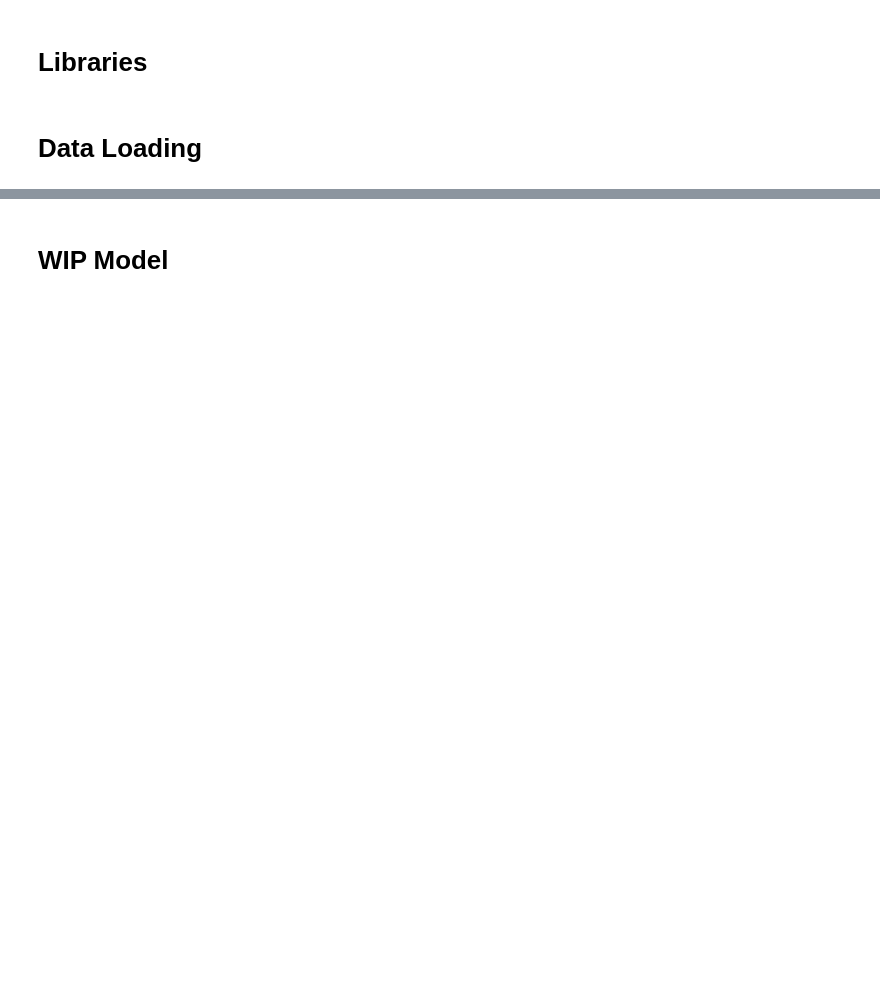
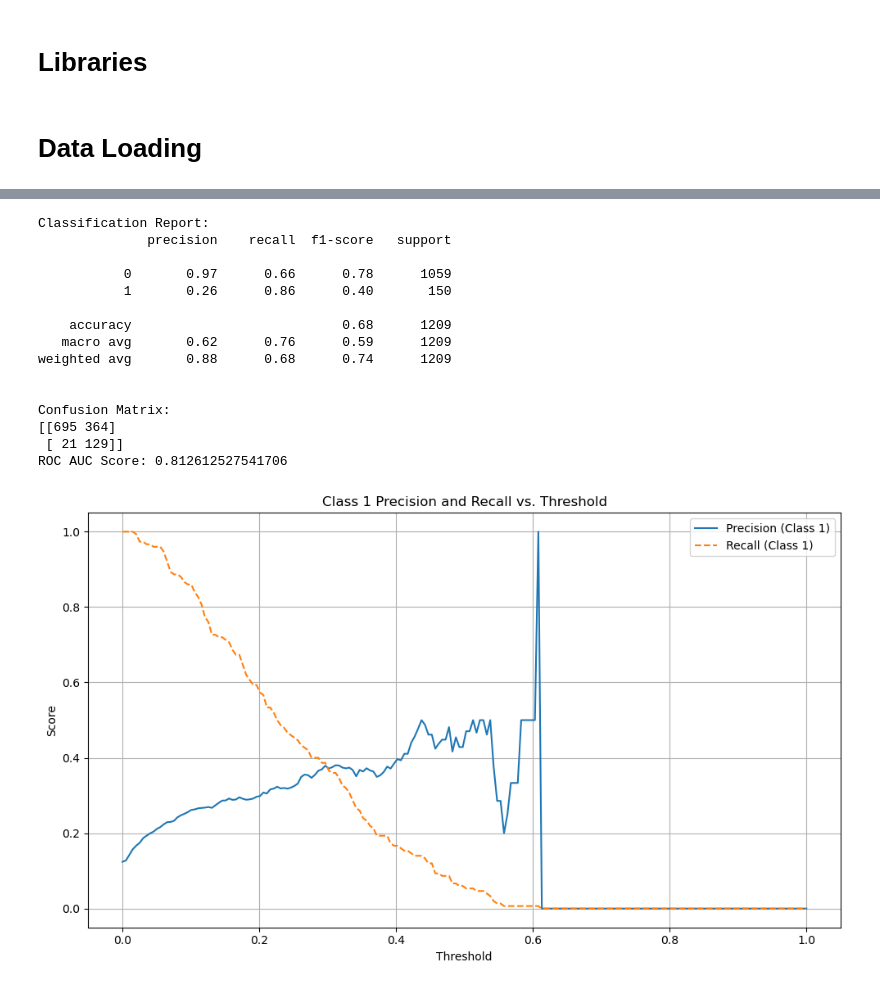
Before and after one commit to AShakhapur/nhanes-diabetes-modeling, a Jupyter notebook: models.ipynb, the cells around one changed output, grey strips where cells are left out. Saved outputs shown, nothing was run; the diff lists cells and outputs as text; code cells hidden in the pictures; blank space fills up the shorter version.

```diff
--- a/models.ipynb
+++ b/models.ipynb
@@ -143,3 +265,54 @@ strong multicollinearity problems or that the design matrix is singular.
-# %% [markdown]
-# WIP Model
+# %%
+svm_model = SVC(kernel='rbf', class_weight='balanced', probability=True, random_state=42)
+svm_model.fit(X_train, y_train)
+
+svm_y_proba = svm_model.predict_proba(X_test)[:, 1]
+
+threshold = 0.1
+
+svm_y_pred = (svm_y_proba >= threshold).astype(int)
+
+print("Classification Report:")
+print(classification_report(y_test, svm_y_pred))
+print("\nConfusion Matrix:")
+print(confusion_matrix(y_test, svm_y_pred))
+print("ROC AUC Score:", roc_auc_score(y_test, svm_y_proba))
+
+# Plotting precision vs recall over different thresholds
+thresholds = np.linspace(0.0, 1.0, 200)
+precisions = []
+recalls = []
+
+for t in thresholds:
+    preds = (svm_y_proba >= t).astype(int)
+    precisions.append(precision_score(y_test, preds, pos_label=1, zero_division=0))
+    recalls.append(recall_score(y_test, preds, pos_label=1))
+
+plt.figure(figsize=(10, 6))
+plt.plot(thresholds, precisions, label='Precision (Class 1)')
+plt.plot(thresholds, recalls, label='Recall (Class 1)', linestyle='--')
+plt.xlabel('Threshold')
+plt.ylabel('Score')
+plt.title('Class 1 Precision and Recall vs. Threshold')
+plt.legend()
+plt.grid(True)
+plt.tight_layout()
+plt.show()
+# %% [output]
+Classification Report:
+              precision    recall  f1-score   support
+
+           0       0.97      0.66      0.78      1059
+           1       0.26      0.86      0.40       150
+
+    accuracy                           0.68      1209
+   macro avg       0.62      0.76      0.59      1209
+weighted avg       0.88      0.68      0.74      1209
+
+
+Confusion Matrix:
+[[695 364]
+ [ 21 129]]
+ROC AUC Score: 0.812612527541706
+[figure, added]
 # %% [markdown]
```
Also changed, not shown: parts of 19 cells of this notebook, 1 other file.
